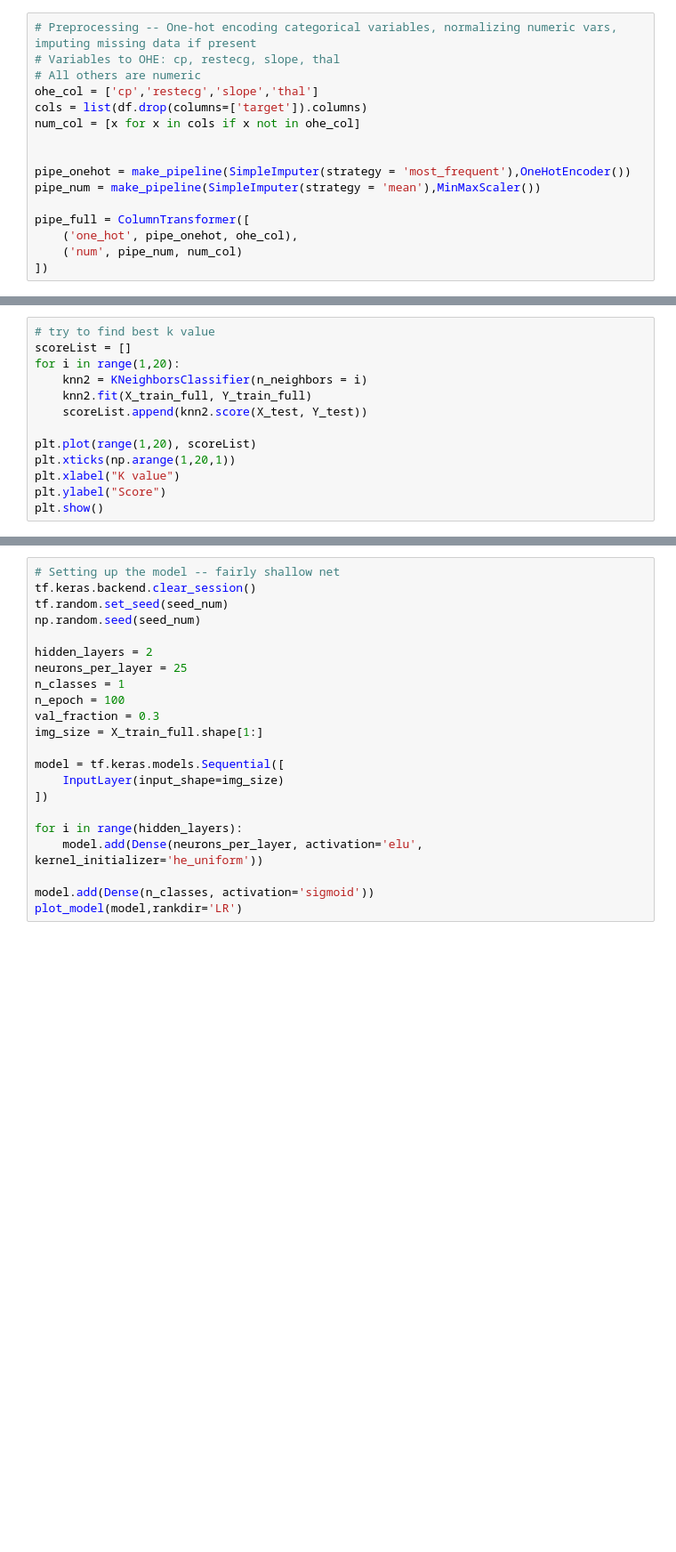
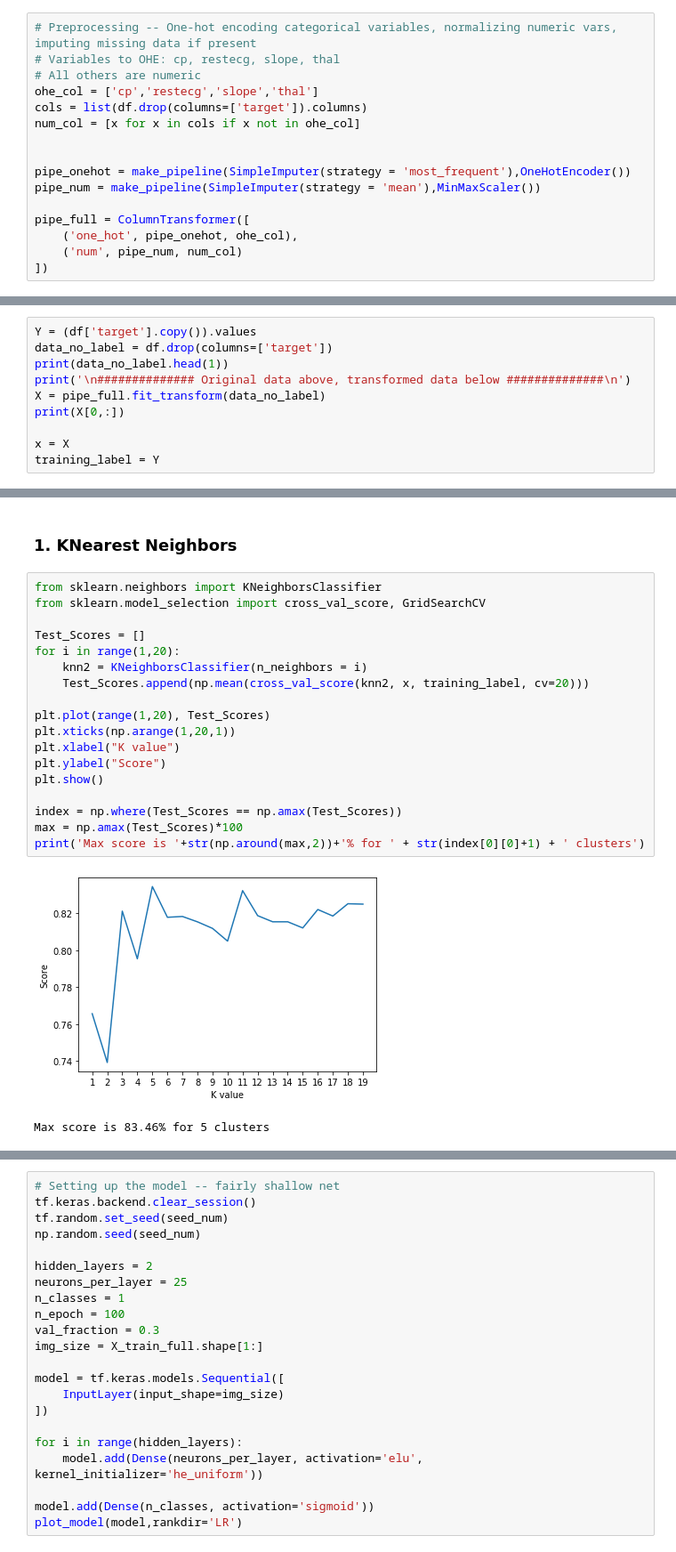
Before and after one commit to WilliamStanford/bmme_480_Stanford, a Jupyter notebook: Class Presentation/Class_Presentation_Part_2_kierski_final.ipynb, the cells around one changed output, grey strips where cells are left out. Shown at 89% size. Cells and saved outputs as stored; diff of their text form; blank space fills up the shorter version.

```diff
--- a/Class Presentation/Class_Presentation_Part_2_kierski_final.ipynb
+++ b/Class Presentation/Class_Presentation_Part_2_kierski_final.ipynb
@@ -707,13 +663,0 @@ print("{} NN Score: {:.2f}%".format(2, knn.score(X_test, Y_test)*100))
-# %%
-# try to find best k value
-scoreList = []
-for i in range(1,20):
-    knn2 = KNeighborsClassifier(n_neighbors = i)
-    knn2.fit(X_train_full, Y_train_full)
-    scoreList.append(knn2.score(X_test, Y_test))
-
-plt.plot(range(1,20), scoreList)
-plt.xticks(np.arange(1,20,1))
-plt.xlabel("K value")
-plt.ylabel("Score")
-plt.show()
@@ -769,0 +664,10 @@ plt.show()
+# %%
+Y = (df['target'].copy()).values
+data_no_label = df.drop(columns=['target'])
+print(data_no_label.head(1))
+print('\n############## Original data above, transformed data below ##############\n')
+X = pipe_full.fit_transform(data_no_label)
+print(X[0,:])
+
+x = X
+training_label = Y
@@ -769,0 +696,23 @@ plt.show()
+# %% [markdown]
+### 1. KNearest Neighbors
+# %%
+from sklearn.neighbors import KNeighborsClassifier
+from sklearn.model_selection import cross_val_score, GridSearchCV
+
+Test_Scores = []
+for i in range(1,20):
+    knn2 = KNeighborsClassifier(n_neighbors = i)
+    Test_Scores.append(np.mean(cross_val_score(knn2, x, training_label, cv=20)))
+
+plt.plot(range(1,20), Test_Scores)
+plt.xticks(np.arange(1,20,1))
+plt.xlabel("K value")
+plt.ylabel("Score")
+plt.show()
+
+index = np.where(Test_Scores == np.amax(Test_Scores))
+max = np.amax(Test_Scores)*100
+print('Max score is '+str(np.around(max,2))+'% for ' + str(index[0][0]+1) + ' clusters')
+# %% [output]
+[figure, added]
+Max score is 83.46% for 5 clusters
```
Also changed, not shown: parts of 56 cells of this notebook.
